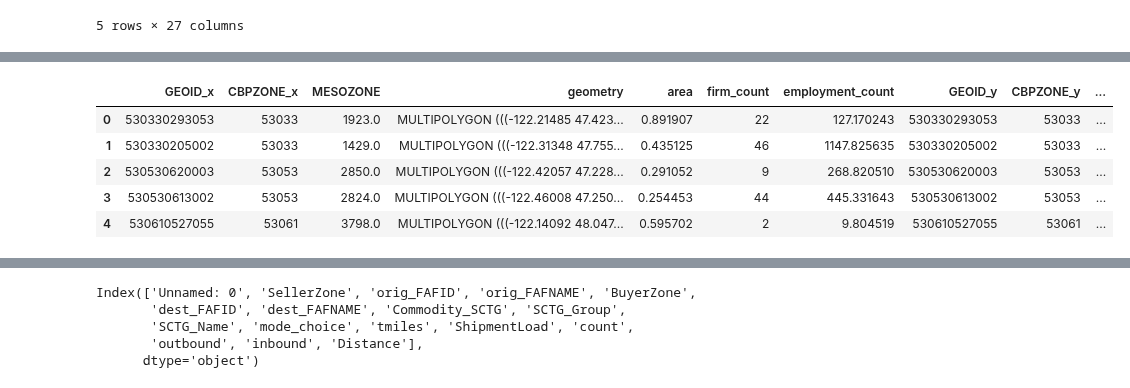
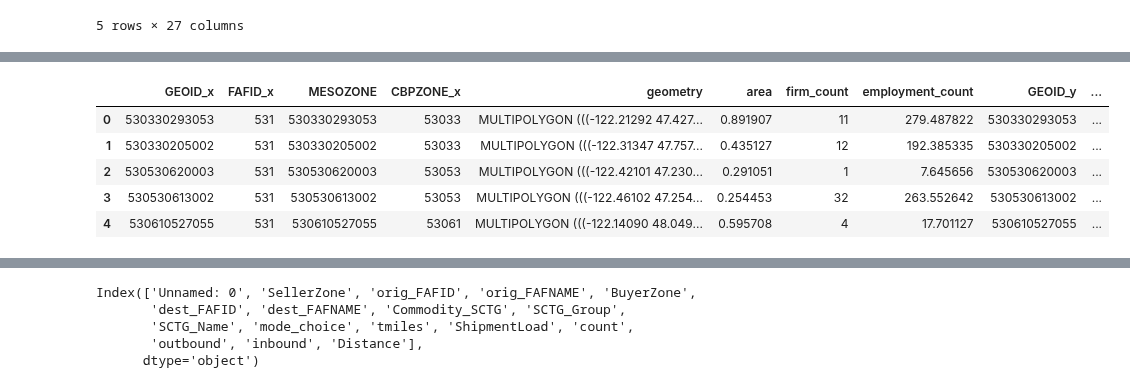
Before and after one commit to LBNL-UCB-STI/SynthFirm, a Jupyter notebook: utils/post_process/generation_map_layers_V2.ipynb, the cells around one changed output, grey strips where cells are left out. Saved outputs shown, nothing was run; the diff lists cells and outputs as text; code cells hidden in the pictures.

```diff
--- a/utils/post_process/generation_map_layers_V2.ipynb
+++ b/utils/post_process/generation_map_layers_V2.ipynb
@@ -274,18 +334,23 @@ plt.savefig(os.path.join(plot_dir, 'emp_by_industry_validation.png'), dpi = 200,
 # %%
 firm_in_region = firm_by_zone.loc[firm_by_zone['FAFID'].isin([focus_region])]
+firm_in_region.loc[:, 'MESOZONE'] = \
+firm_in_region.loc[:, 'MESOZONE'].astype(int).astype(str).str.zfill(12)
+region_map.loc[:, 'MESOZONE'] = \
+region_map.loc[:, 'MESOZONE'].astype(int).astype(str).str.zfill(12)
+
 region_map_with_firm = region_map.merge(firm_in_region, on='MESOZONE', how='inner')
 region_map_with_firm.loc[:, 'firm_per_area'] = \
 region_map_with_firm.loc[:, 'firm_count'] / region_map_with_firm.loc[:, 'area']
 region_map_with_firm.loc[:, 'emp_per_area'] = \
 region_map_with_firm.loc[:, 'employment_count'] / region_map_with_firm.loc[:, 'area']
 region_map_with_firm.head(5)
 # %% [output]
-|  | GEOID_x | CBPZONE_x | MESOZONE | geometry | area | firm_count | employment_count | GEOID_y | CBPZONE_y | ... |
-| 0 | 530330293053 | 53033 | 1923.0 | MULTIPOLYGON (((-122.21485 47.423... | 0.891907 | 22 | 127.170243 | 530330293053 | 53033 | ... |
-| 1 | 530330205002 | 53033 | 1429.0 | MULTIPOLYGON (((-122.31348 47.755... | 0.435125 | 46 | 1147.825635 | 530330205002 | 53033 | ... |
-| 2 | 530530620003 | 53053 | 2850.0 | MULTIPOLYGON (((-122.42057 47.228... | 0.291052 | 9 | 268.820510 | 530530620003 | 53053 | ... |
-| 3 | 530530613002 | 53053 | 2824.0 | MULTIPOLYGON (((-122.46008 47.250... | 0.254453 | 44 | 445.331643 | 530530613002 | 53053 | ... |
-| 4 | 530610527055 | 53061 | 3798.0 | MULTIPOLYGON (((-122.14092 48.047... | 0.595702 | 2 | 9.804519 | 530610527055 | 53061 | ... |
+|  | GEOID_x | FAFID_x | MESOZONE | CBPZONE_x | geometry | area | firm_count | employment_count | GEOID_y | ... |
+| 0 | 530330293053 | 531 | 530330293053 | 53033 | MULTIPOLYGON (((-122.21292 47.427... | 0.891907 | 11 | 279.487822 | 530330293053 | ... |
+| 1 | 530330205002 | 531 | 530330205002 | 53033 | MULTIPOLYGON (((-122.31347 47.757... | 0.435127 | 12 | 192.385335 | 530330205002 | ... |
+| 2 | 530530620003 | 531 | 530530620003 | 53053 | MULTIPOLYGON (((-122.42101 47.230... | 0.291051 | 1 | 7.645656 | 530530620003 | ... |
+| 3 | 530530613002 | 531 | 530530613002 | 53053 | MULTIPOLYGON (((-122.46102 47.254... | 0.254453 | 32 | 263.552642 | 530530613002 | ... |
+| 4 | 530610527055 | 531 | 530610527055 | 53061 | MULTIPOLYGON (((-122.14090 48.049... | 0.595708 | 4 | 17.701127 | 530610527055 | ... |
 # %%
 ax = region_map_with_firm.plot(figsize = (8,6), column = 'firm_per_area',
                            vmin=0, vmax=50, alpha = 0.5, legend=True,
```
Also changed, not shown: parts of 11 cells of this notebook, 4 other files.
